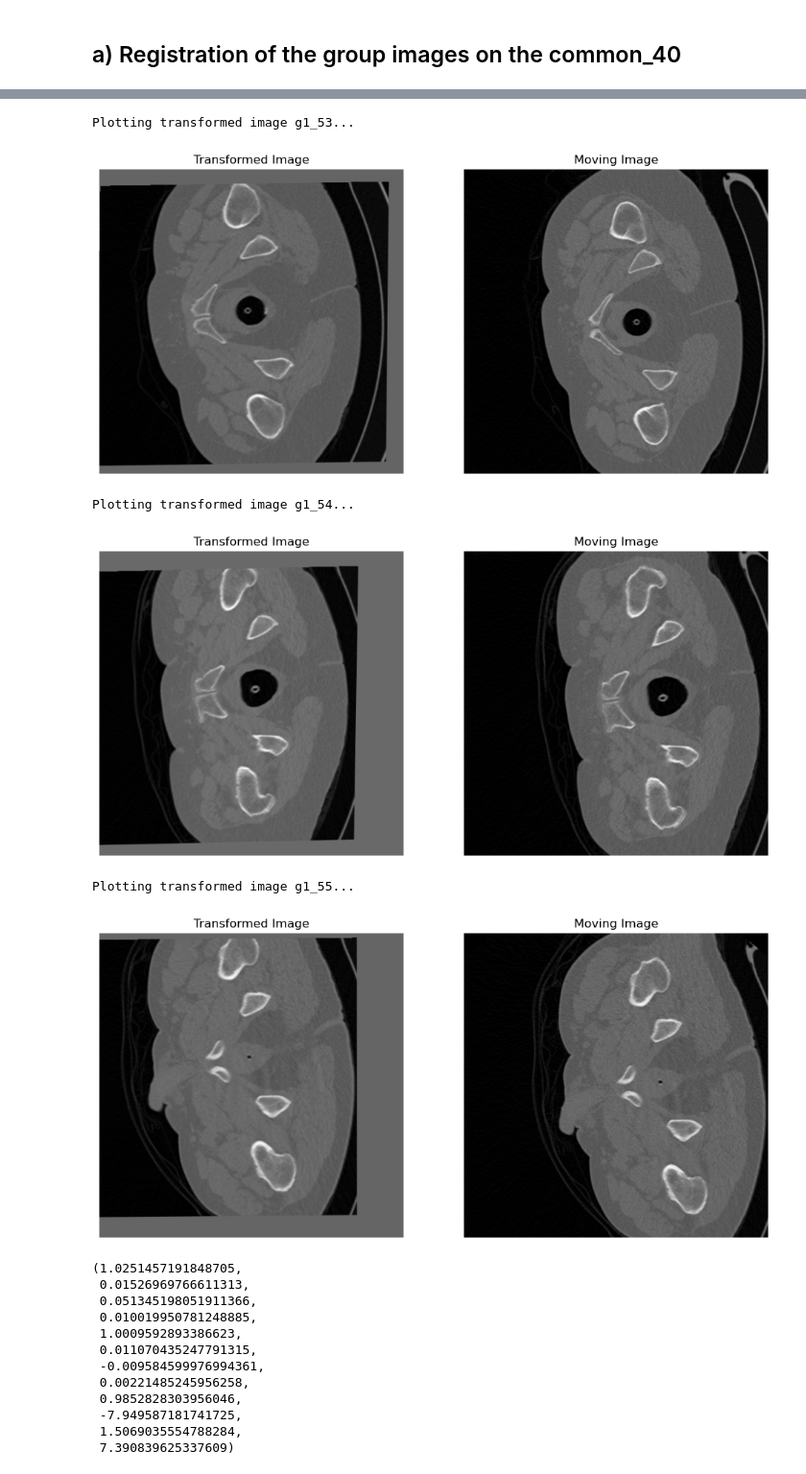
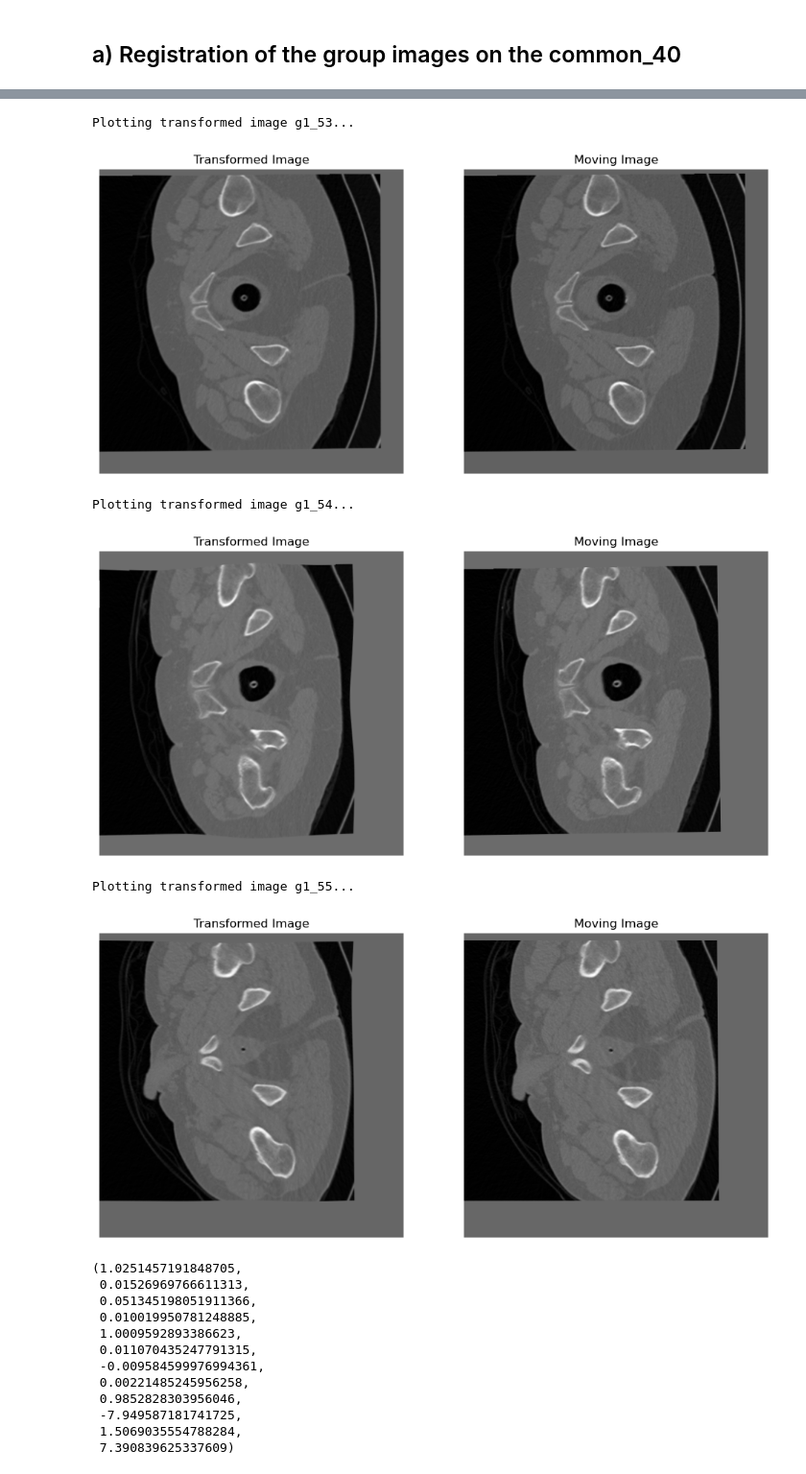
Before and after one commit to loicdemore/Projet3D_2, a Jupyter notebook: Notebook.ipynb, the cells around one changed output, grey strips where cells are left out. Shown at 96% size. Saved outputs shown, nothing was run; the diff lists cells and outputs as text; code cells hidden in the pictures.

Commit message:
Adding the non-linear transformations

```diff
--- a/Notebook.ipynb
+++ b/Notebook.ipynb
@@ -232 +232,9 @@ Optimizer stop condition: GradientDescentOptimizerv4Template: Convergence checke
 --------
+# %%
+# Save the transformed aligned images
+for i, transformation in enumerate(transformations):
+    print(f"Saving transformed image g1_{i+53}...")
+    transformed_image = sitk.Resample(moving_images[i], ref_image.GetSize(), sitk.Transform(), sitk.sitkLinear, ref_image.GetOrigin(), ref_image.GetSpacing(), ref_image.GetDirection(), 0.0, moving_images[i].GetPixelID())
+    transformed_image = reg.apply_lin_transf(transformed_image, transformation)
+    sitk.WriteImage(transformed_image, f"Temp_files/pre_aligned_g1_{i+53}_image.nii")
+    sitk.WriteTransform(transformation, f"Temp_files/pre_aligned_g1_{i+53}_transformation.tfm")
@@ -233,8 +245,19 @@ Optimizer stop condition: GradientDescentOptimizerv4Template: Convergence checke
+# %%
+# Load the pre-aligned images
+moving_image_paths = [r"Temp_files/pre_aligned_g1_53_image.nii",
+                        r"Temp_files/pre_aligned_g1_54_image.nii",
+                        r"Temp_files/pre_aligned_g1_55_image.nii"]
+moving_images = []
+for moving_image_path in moving_image_paths:
+    moving_image = sitk.ReadImage(moving_image_path,sitk.sitkFloat32)
+    x,y,_ = moving_image.GetOrigin()
+    moving_image.SetOrigin([x,y,0])
+    moving_images.append(moving_image)
 # %%
-# TODO : TRY IT AGAIN LATER
-# transformations_nl = []
-# for i,moving_image in enumerate(moving_images):
-#     print(f"Aligning image g1_{i+53}...")
-#     moving_image = sitk.Resample(moving_image, ref_image.GetSize(), sitk.Transform(), sitk.sitkLinear, ref_image.GetOrigin(), ref_image.GetSpacing(), ref_image.GetDirection(), 0.0, moving_image.GetPixelID()) # Resample the moving image to match the reference image
-#     transformation_nl = reg.est_nl_transf(ref_image, moving_image, sitk_mask, verbose = True)
-#     transformations_nl.append(transformation_nl)
+# Align the pre-aligned images using non-linear transformations
+transformations_nl = []
+for i,moving_image in enumerate(moving_images):
+    print(f"Aligning image g1_{i+53}...")
+    # moving_image = sitk.Resample(moving_image, ref_image.GetSize(), sitk.Transform(), sitk.sitkLinear, ref_image.GetOrigin(), ref_image.GetSpacing(), ref_image.GetDirection(), 0.0, moving_image.GetPixelID()) # Resample the moving image to match the reference image
+    transformation_nl = reg.est_nl_transf(ref_image, moving_image, sitk_mask, verbose = True)
+    transformations_nl.append(transformation_nl)
@@ -244,7 +285,7 @@ ref_array = sitk.GetArrayFromImage(ref_image)
 ref_array = ref_array.swapaxes(0, 2)
 slice = ref_array.shape[2] // 2-100
 visualize_slice(ref_array, slice)
-for i, transformation in enumerate(transformations):
+for i, transformation in enumerate(transformations_nl):
     print(f"Plotting transformed image g1_{i+53}...")
     transformed_image = sitk.Resample(moving_images[i], ref_image.GetSize(), sitk.Transform(), sitk.sitkLinear, ref_image.GetOrigin(), ref_image.GetSpacing(), ref_image.GetDirection(), 0.0, moving_images[i].GetPixelID())
     transformed_image = reg.apply_lin_transf(transformed_image, transformation)
@@ -267,9 +308,9 @@ for i, transformation in enumerate(transformations):
 Plotting transformed image g1_53...
-[figure, old version]
+[figure, new version]
 Plotting transformed image g1_54...
-[figure, old version]
+[figure, new version]
 Plotting transformed image g1_55...
-[figure, old version]
+[figure, new version]
 # %%
 transformations[0].GetParameters()
 # %% [output]
```
Also changed, not shown: parts of 13 cells of this notebook, 1 other file.
